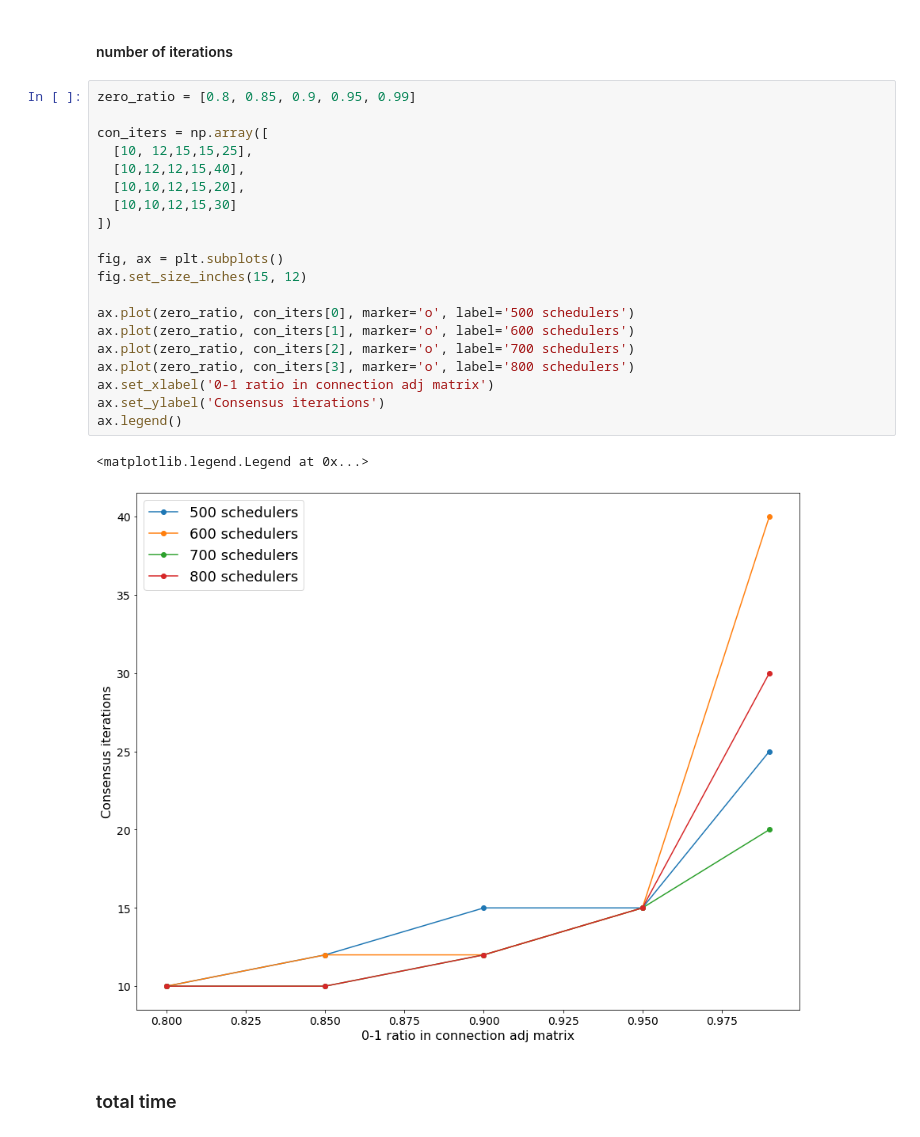
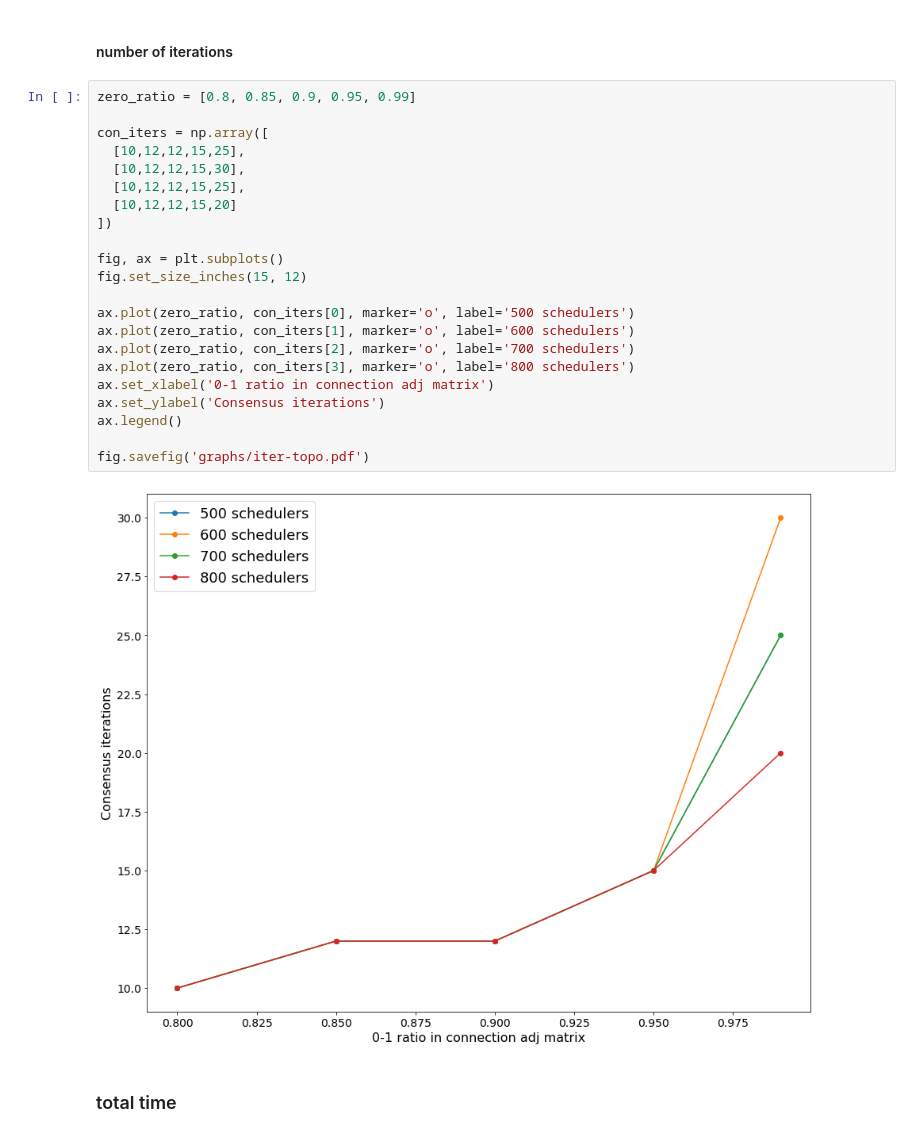
Before and after one commit to Vincent-lau/hyperion, a Jupyter notebook: measure/plotmetrics.ipynb, the cells around one changed output. Cells and saved outputs as stored; diff of their text form.

Commit message:
Update plot scripts

```diff
--- a/measure/plotmetrics.ipynb
+++ b/measure/plotmetrics.ipynb
@@ -1264,26 +1266,27 @@ ax.legend()
 # %%
 zero_ratio = [0.8, 0.85, 0.9, 0.95, 0.99]
 
 con_iters = np.array([
-  [10, 12,15,15,25],
-  [10,12,12,15,40],
-  [10,10,12,15,20],
-  [10,10,12,15,30]
+  [10,12,12,15,25],
+  [10,12,12,15,30],
+  [10,12,12,15,25],
+  [10,12,12,15,20]
 ])
 
 fig, ax = plt.subplots()
 fig.set_size_inches(15, 12)
 
 ax.plot(zero_ratio, con_iters[0], marker='o', label='500 schedulers')
 ax.plot(zero_ratio, con_iters[1], marker='o', label='600 schedulers')
 ax.plot(zero_ratio, con_iters[2], marker='o', label='700 schedulers')
 ax.plot(zero_ratio, con_iters[3], marker='o', label='800 schedulers')
 ax.set_xlabel('0-1 ratio in connection adj matrix')
 ax.set_ylabel('Consensus iterations')
 ax.legend()
+
+fig.savefig('graphs/iter-topo.pdf')
 # %% [output]
-<matplotlib.legend.Legend at 0x...>
-[figure, old version]
+[figure, new version]
 # %% [markdown]
 ### total time
 # %%
```
Also changed, not shown: parts of 2 cells of this notebook.
